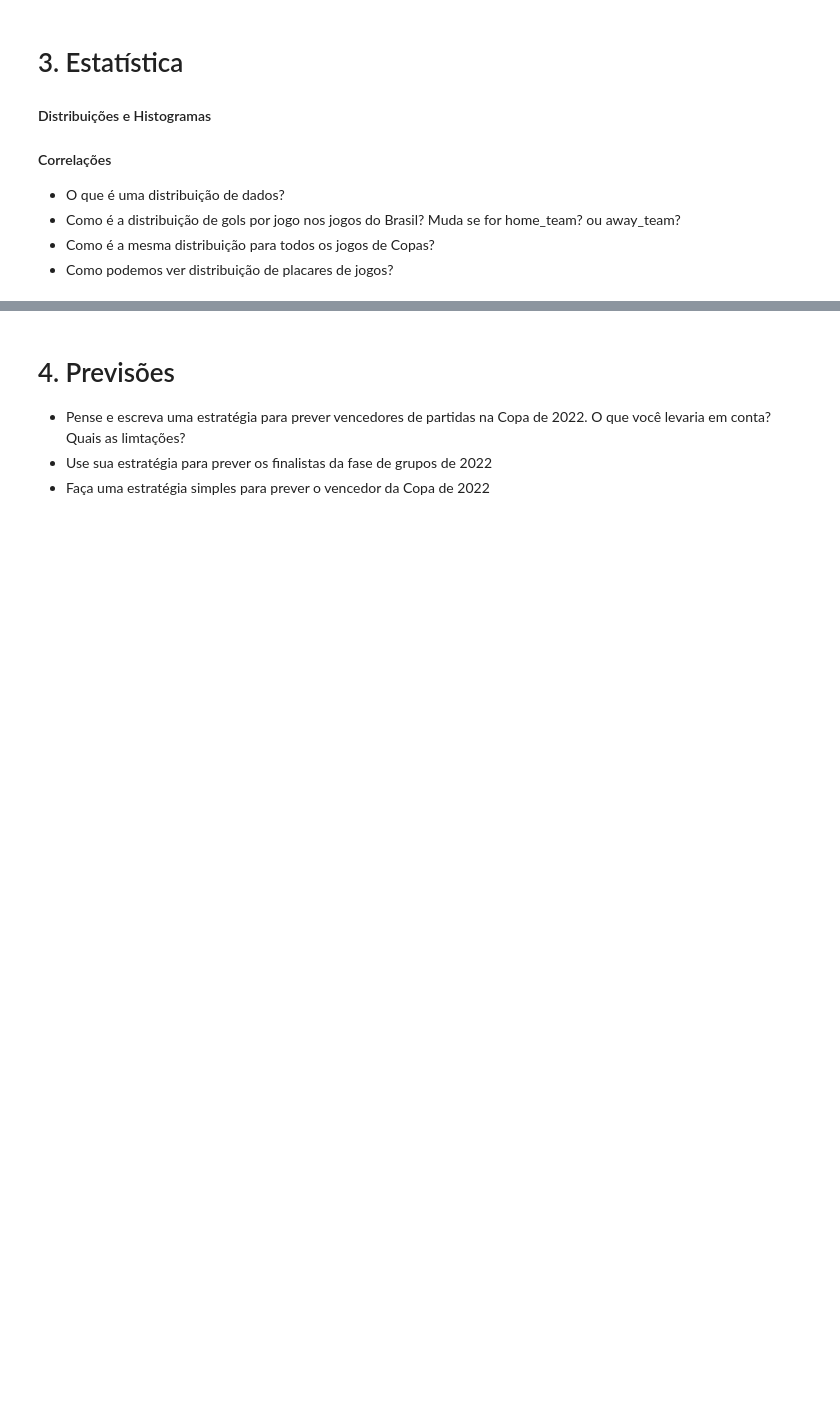
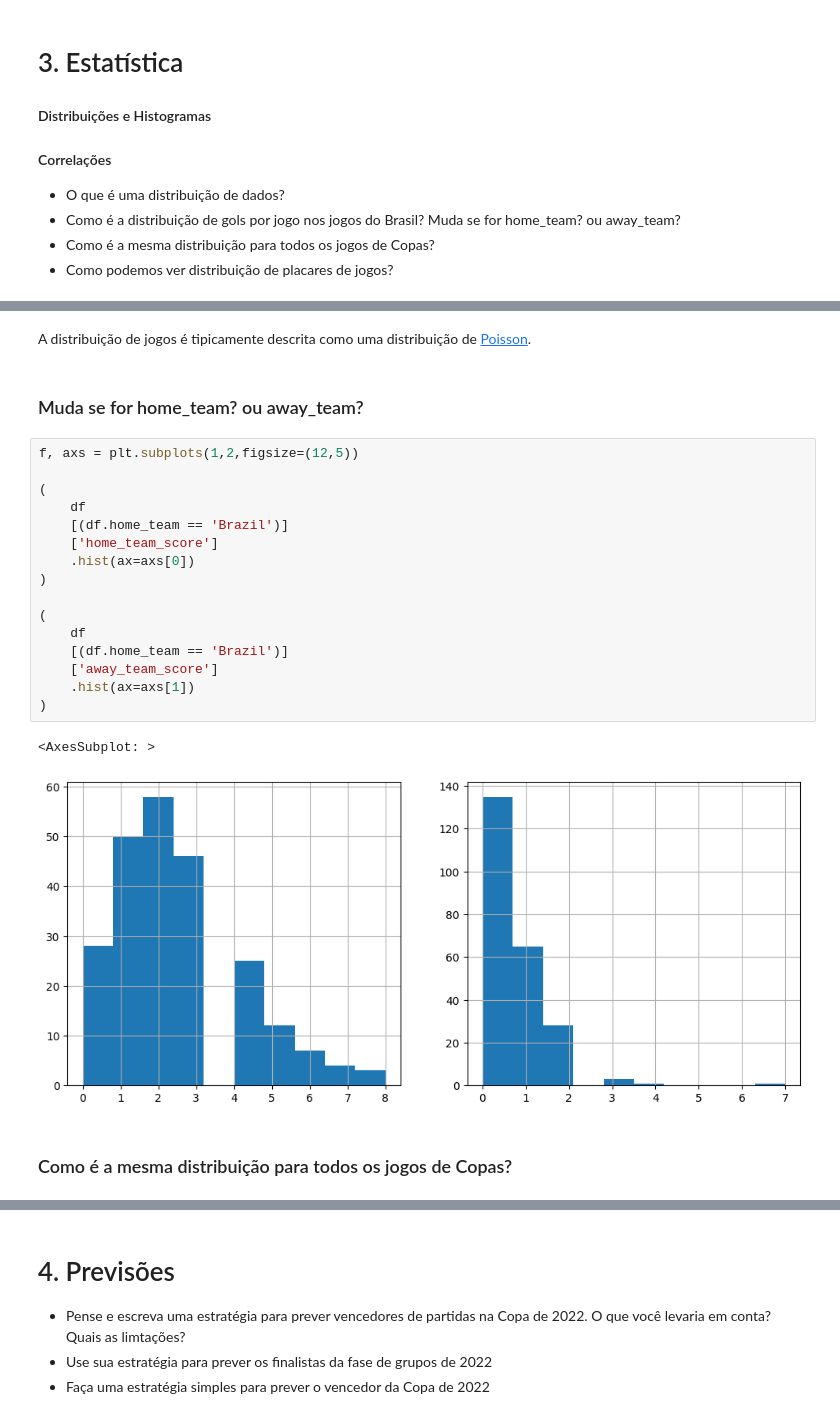
Before and after one commit to lgabs/copa22-forecast, a Jupyter notebook: code/lessons/Aula 1 - Análise de Dados.ipynb, the cells around one changed output, grey strips where cells are left out. Drawn from its saved outputs; the diff is of its cells as text; blank space fills up the shorter version.

```diff
--- a/code/lessons/Aula 1 - Análise de Dados.ipynb
+++ b/code/lessons/Aula 1 - Análise de Dados.ipynb
@@ -1159,0 +1205,25 @@ Vamos plotar separadamente ataque, depois defesa e por último meio de campo, se
+# %% [markdown]
+A distribuição de jogos é tipicamente descrita como uma distribuição de [Poisson](https://allendowney.github.io/ThinkBayes2/chap08.html#poisson-processes).
+# %% [markdown]
+### Muda se for home_team? ou away_team?
+# %%
+f, axs = plt.subplots(1,2,figsize=(12,5))
+
+(
+    df
+    [(df.home_team == 'Brazil')]
+    ['home_team_score']
+    .hist(ax=axs[0])
+)
+
+(
+    df
+    [(df.home_team == 'Brazil')]
+    ['away_team_score']
+    .hist(ax=axs[1])
+)
+# %% [output]
+<AxesSubplot: >
+[figure, added]
+# %% [markdown]
+### Como é a mesma distribuição para todos os jogos de Copas?
```
Also changed, not shown: parts of 15 cells of this notebook.
